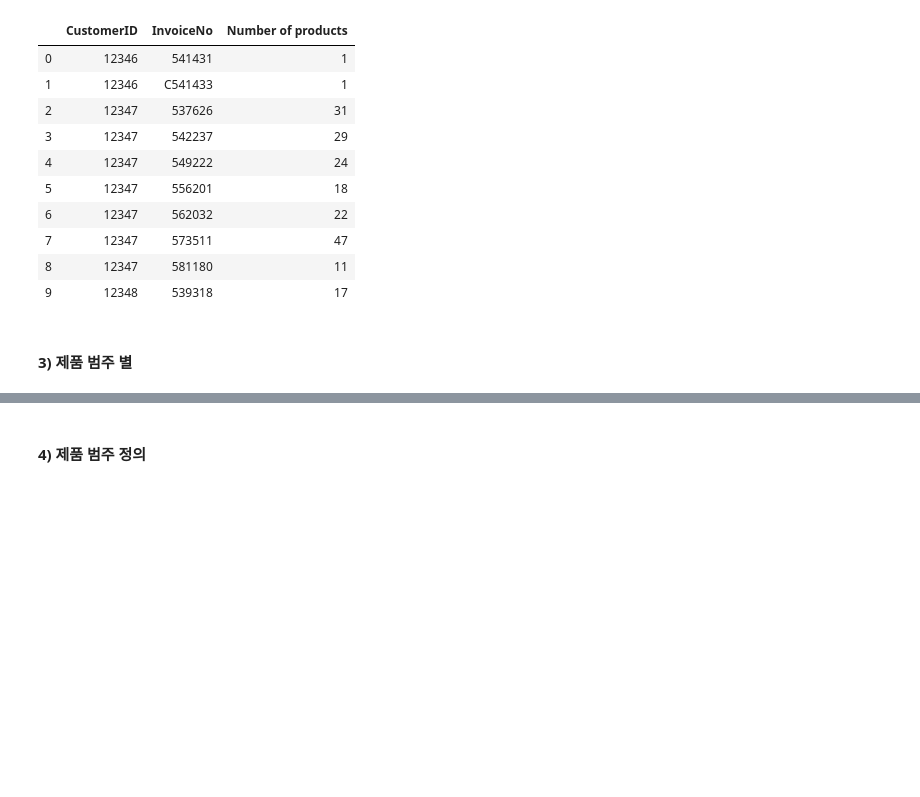
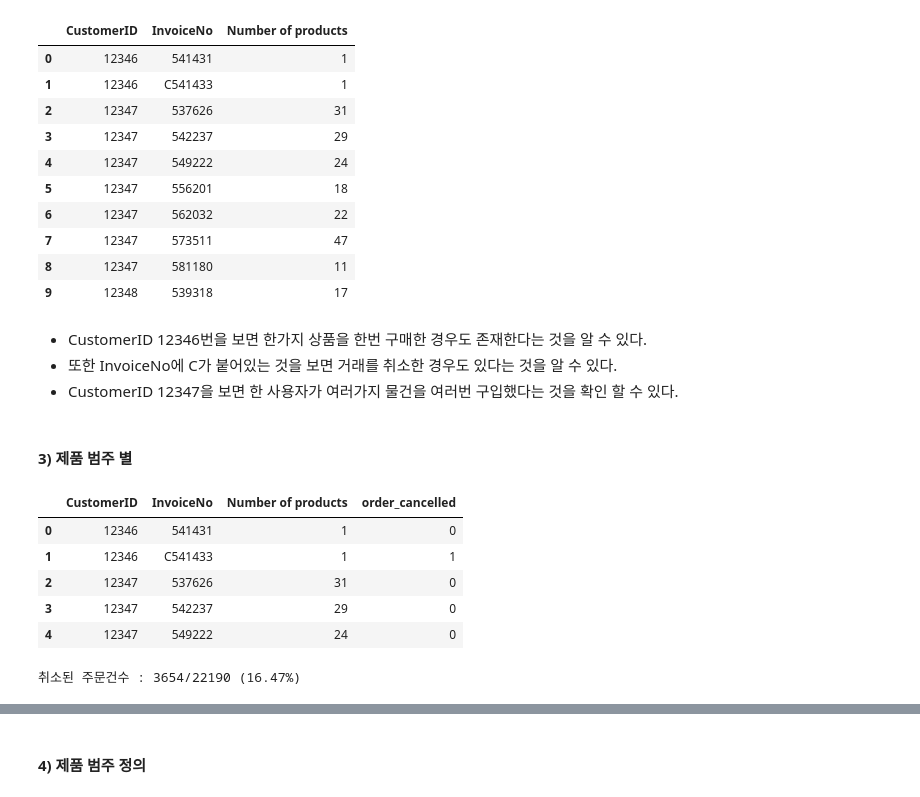
Before and after one commit to Hinterhalter/Machine_Learning_Practice_Projects, a Jupyter notebook: 고객_분석/고객_분석.ipynb, the cells around one changed output, grey strips where cells are left out. Drawn from its saved outputs; the diff is of its cells as text; code cells hidden in the pictures; blank space fills up the shorter version.

```diff
--- a/고객_분석/고객_분석.ipynb
+++ b/고객_분석/고객_분석.ipynb
@@ -210,5 +210,26 @@ nb_products_per_basket[:10].sort_values('CustomerID')
 | 7 | 12347 | 573511 | 47 |
 | 8 | 12347 | 581180 | 11 |
 | 9 | 12348 | 539318 | 17 |
+# %% [markdown]
+- CustomerID 12346번을 보면 한가지 상품을 한번 구매한 경우도 존재한다는 것을 알 수 있다.
+- 또한 InvoiceNo에 C가 붙어있는 것을 보면 거래를 취소한 경우도 있다는 것을 알 수 있다.
+- CustomerID 12347을 보면 한 사용자가 여러가지 물건을 여러번 구입했다는 것을 확인 할 수 있다.
 # %% [markdown]
 #### 3) 제품 범주 별
+# %%
+# InvoiceNo에 C가 있으면 정수 1을 반환하는 람다함수를 사용하여 취소건수의 갯수를 파악한다.
+nb_products_per_basket['order_cancelled'] = nb_products_per_basket['InvoiceNo'].apply(lambda x: int('C' in x))
+display(nb_products_per_basket.head())
+
+n1 = nb_products_per_basket['order_cancelled'].sum()
+n2 = nb_products_per_basket.shape[0]
+percentage = (n1 / n2) * 100
+print('취소된 주문건수 : {}/{} ({:.2f}%) '.format(n1,n2,percentage))
+# %% [output]
+|  | CustomerID | InvoiceNo | Number of products | order_cancelled |
+| 0 | 12346 | 541431 | 1 | 0 |
+| 1 | 12346 | C541433 | 1 | 1 |
+| 2 | 12347 | 537626 | 31 | 0 |
+| 3 | 12347 | 542237 | 29 | 0 |
+| 4 | 12347 | 549222 | 24 | 0 |
+취소된 주문건수 : 3654/22190 (16.47%)
```
Also changed, not shown: parts of 14 cells of this notebook, 2 other files.
